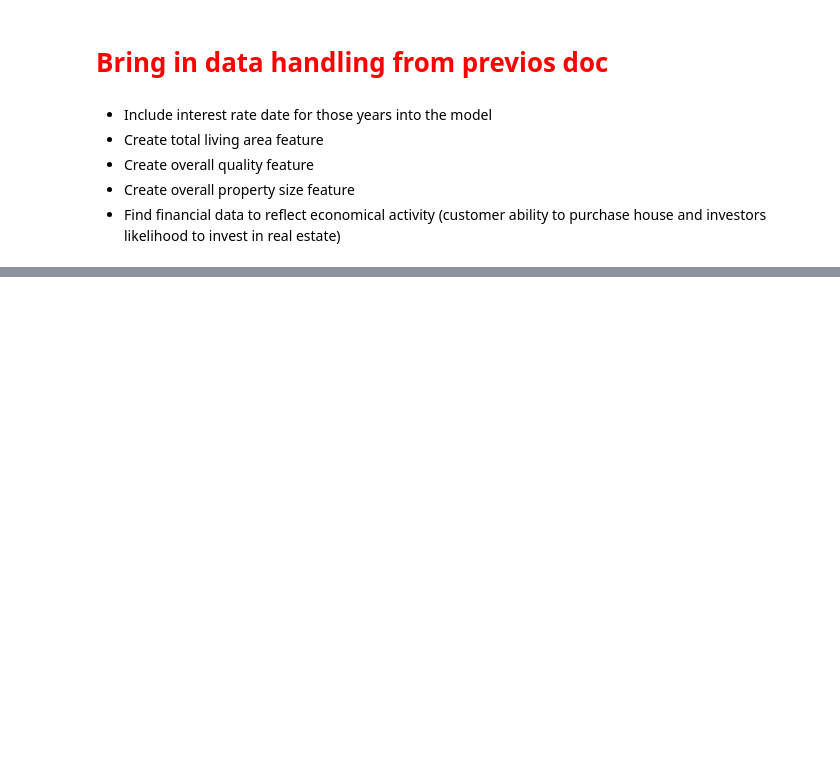
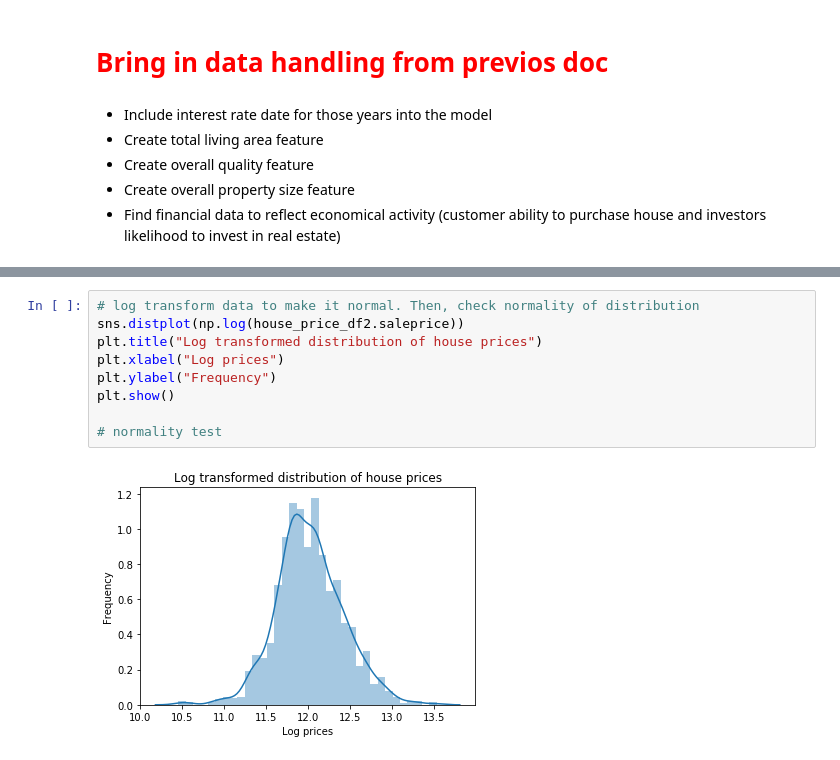
Before and after one commit to WAzaizeh/Main_Course, a Jupyter notebook: Linear_Regression/Linear_Regression_Challenge.ipynb, the cells around one changed output, grey strips where cells are left out. Drawn from its saved outputs; the diff is of its cells as text; blank space fills up the shorter version.

```diff
--- a/Linear_Regression/Linear_Regression_Challenge.ipynb
+++ b/Linear_Regression/Linear_Regression_Challenge.ipynb
@@ -85,0 +97,11 @@ house_price_df2['totalsf'] = house_price_df2.totalbsmtsf + house_price_df2.first
+# %%
+# log transform data to make it normal. Then, check normality of distribution
+sns.distplot(np.log(house_price_df2.saleprice))
+plt.title("Log transformed distribution of house prices")
+plt.xlabel("Log prices")
+plt.ylabel("Frequency")
+plt.show()
+
+# normality test
+# %% [output]
+[figure, added]
```
Also changed, not shown: parts of 6 cells of this notebook, 7 other files.
